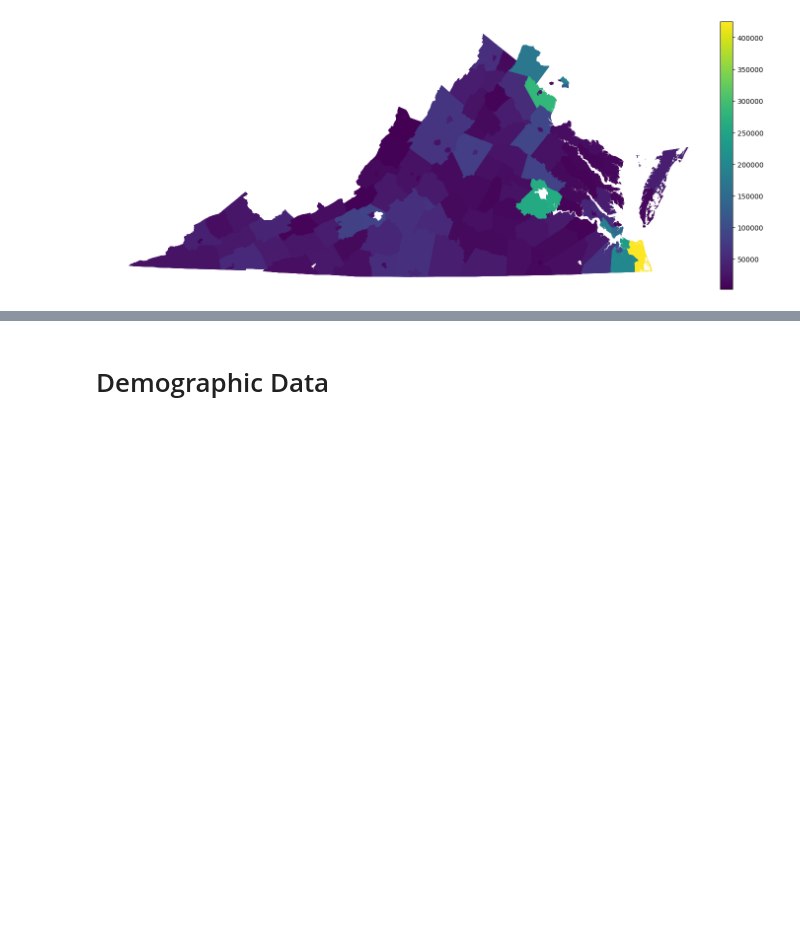
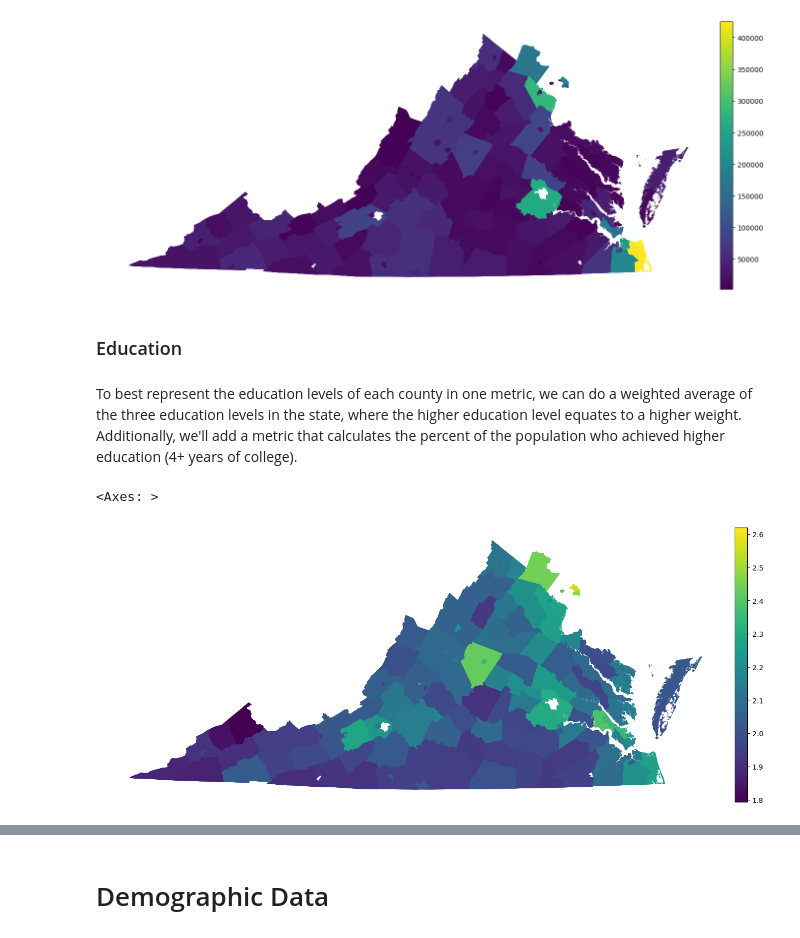
Before and after one commit to farhaniwnl/project_voting_crg3ts, a Jupyter notebook: drafting.ipynb, the cells around one changed output, grey strips where cells are left out. Saved outputs shown, nothing was run; the diff lists cells and outputs as text; code cells hidden in the pictures; blank space fills up the shorter version.

Commit message:
education graphing

```diff
--- a/drafting.ipynb
+++ b/drafting.ipynb
@@ -74,3 +74,22 @@ df2000.plot(ax=ax,column='AV0AA',legend=True,cax=cax)
 # %% [output]
 <Axes: >
 [figure]
+# %% [markdown]
+### Education
+# %% [markdown]
+To best represent the education levels of each county in one metric, we can do a weighted average of the three education levels in the state, where the higher education level equates to a higher weight. Additionally, we'll add a metric that calculates the percent of the population who achieved higher education (4+ years of college).
+# %%
+df['Education_Index'] = (df['B69AA'] * 1 + df['B69AB'] * 2 + df['B69AC'] * 3) / (df['B69AA'] + df['B69AB'] + df['B69AC'])
+df['Pct_High_Ed'] = df['B69AC'] / (df['B69AA'] + df['B69AB'] + df['B69AC']) * 100
+# %%
+# Data for 2000
+df2000Ed = df[df['year'] == 2000]
+fig = plt.figure()
+ax = fig.add_axes([0, 0, 2, 2])
+divider = make_axes_locatable(ax)
+ax.axis('off')
+cax = divider.append_axes("right", size="2%", pad=0.08)
+df2000Ed.plot(ax=ax,column='Education_Index',legend=True,cax=cax)
+# %% [output]
+<Axes: >
+[figure, added]
```
Also changed, not shown: parts of 7 cells of this notebook.
